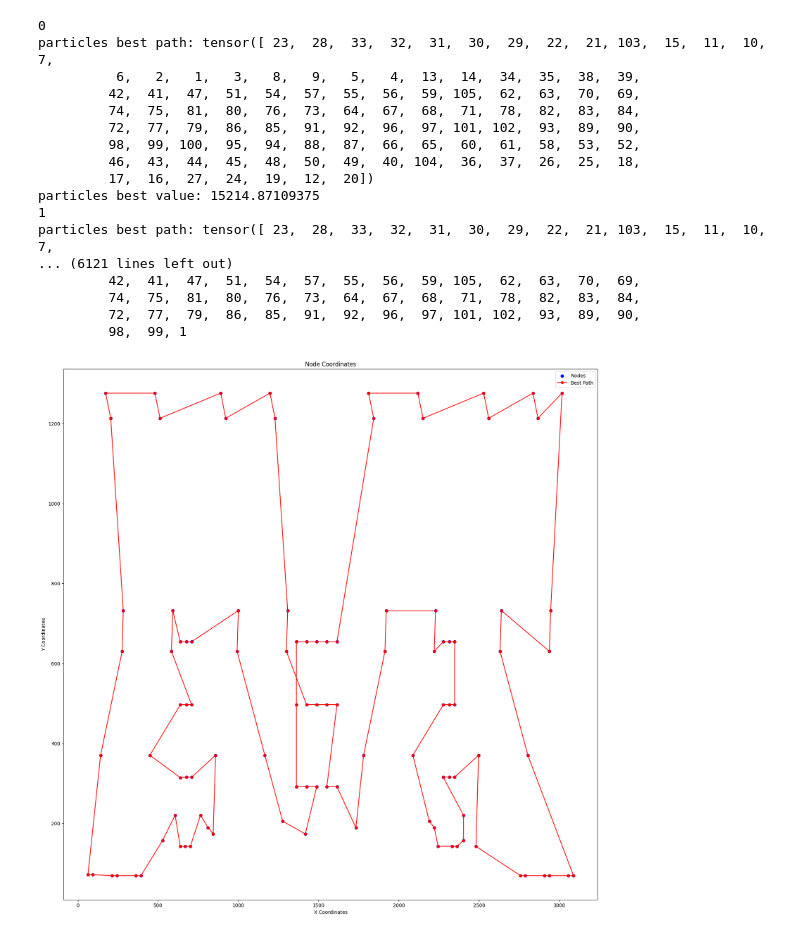
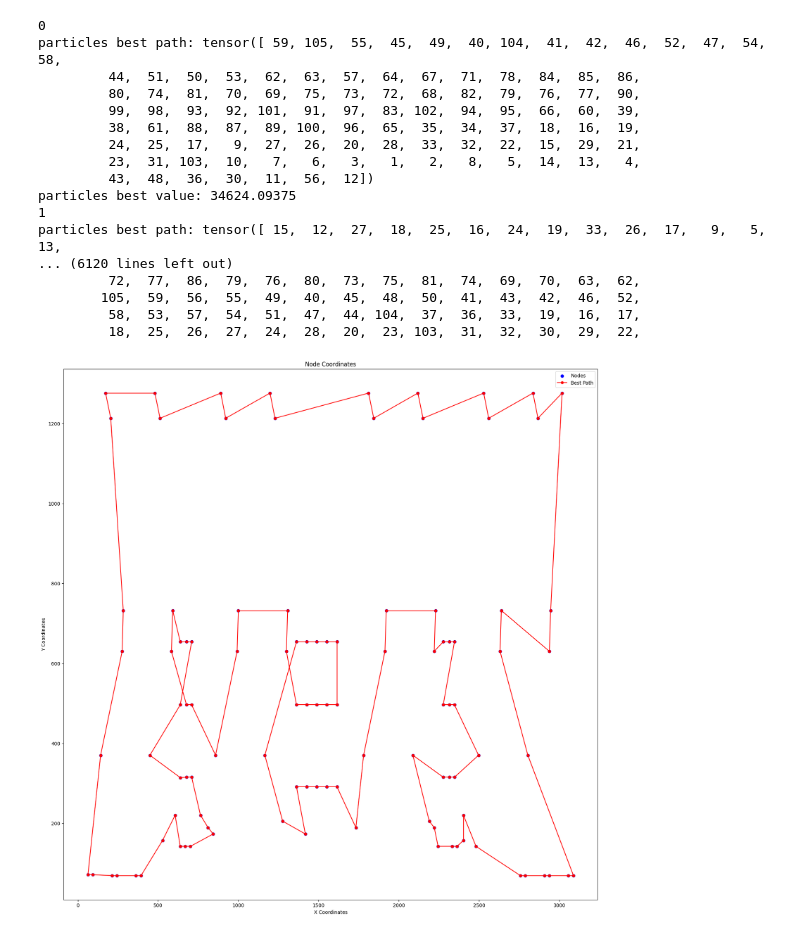
Before and after one commit to arjy143/Solving-TSP-using-particle-swarm-optimisation, a Jupyter notebook: ulysses22_notebook.ipynb, the cells around one changed output. Cells and saved outputs as stored; diff of their text form; code cells hidden in the pictures.

Commit message:
best lin105 yet

```diff
--- a/ulysses22_notebook.ipynb
+++ b/ulysses22_notebook.ipynb
@@ -241,41 +242,41 @@ class ParticleSwarmOptimiser:
         pass
 # %%
 
-particleCount = 50
-maxIterations = 700
+particleCount = 100
+maxIterations = 2500
 inertia = 0.8
 c1 = 1.5
 c2 = 1.5
 pso = ParticleSwarmOptimiser(
     nodeCount=ulysses22.dimension,
     particleCount=particleCount,
     inertia=inertia,
     particleCognition=c1,
     socialInfluence=c2
 )
 
 pso.optimise(distance_matrix, maxIterations)
 best_path, best_cost = pso.getBestSolution()
 
 print("\nBest Path Found:", best_path.tolist())
 print("Best Cost:", best_cost)
 plotBestPath(ulysses22.nodeCoordinates, distance_matrix, best_path)
 # %% [output]
 0
-particles best path: tensor([ 23,  28,  33,  32,  31,  30,  29,  22,  21, 103,  15,  11,  10,   7,
-          6,   2,   1,   3,   8,   9,   5,   4,  13,  14,  34,  35,  38,  39,
-         42,  41,  47,  51,  54,  57,  55,  56,  59, 105,  62,  63,  70,  69,
-         74,  75,  81,  80,  76,  73,  64,  67,  68,  71,  78,  82,  83,  84,
-         72,  77,  79,  86,  85,  91,  92,  96,  97, 101, 102,  93,  89,  90,
-         98,  99, 100,  95,  94,  88,  87,  66,  65,  60,  61,  58,  53,  52,
-         46,  43,  44,  45,  48,  50,  49,  40, 104,  36,  37,  26,  25,  18,
-         17,  16,  27,  24,  19,  12,  20])
-particles best value: 15214.87109375
+particles best path: tensor([ 59, 105,  55,  45,  49,  40, 104,  41,  42,  46,  52,  47,  54,  58,
+         44,  51,  50,  53,  62,  63,  57,  64,  67,  71,  78,  84,  85,  86,
+         80,  74,  81,  70,  69,  75,  73,  72,  68,  82,  79,  76,  77,  90,
+         99,  98,  93,  92, 101,  91,  97,  83, 102,  94,  95,  66,  60,  39,
+         38,  61,  88,  87,  89, 100,  96,  65,  35,  34,  37,  18,  16,  19,
+         24,  25,  17,   9,  27,  26,  20,  28,  33,  32,  22,  15,  29,  21,
+         23,  31, 103,  10,   7,   6,   3,   1,   2,   8,   5,  14,  13,   4,
+         43,  48,  36,  30,  11,  56,  12])
+particles best value: 34624.09375
 1
-particles best path: tensor([ 23,  28,  33,  32,  31,  30,  29,  22,  21, 103,  15,  11,  10,   7,
-... (6121 lines left out)
-         42,  41,  47,  51,  54,  57,  55,  56,  59, 105,  62,  63,  70,  69,
-         74,  75,  81,  80,  76,  73,  64,  67,  68,  71,  78,  82,  83,  84,
-         72,  77,  79,  86,  85,  91,  92,  96,  97, 101, 102,  93,  89,  90,
-         98,  99, 1
+particles best path: tensor([ 15,  12,  27,  18,  25,  16,  24,  19,  33,  26,  17,   9,   5,  13,
+... (6120 lines left out)
+         72,  77,  86,  79,  76,  80,  73,  75,  81,  74,  69,  70,  63,  62,
+        105,  59,  56,  55,  49,  40,  45,  48,  50,  41,  43,  42,  46,  52,
+         58,  53,  57,  54,  51,  47,  44, 104,  37,  36,  33,  19,  16,  17,
+         18,  25,  26,  27,  24,  28,  20,  23, 103,  31,  32,  30,  29,  22,
-[figure, old version]
+[figure, new version]
```
Also changed, not shown: parts of 2 cells of this notebook.
